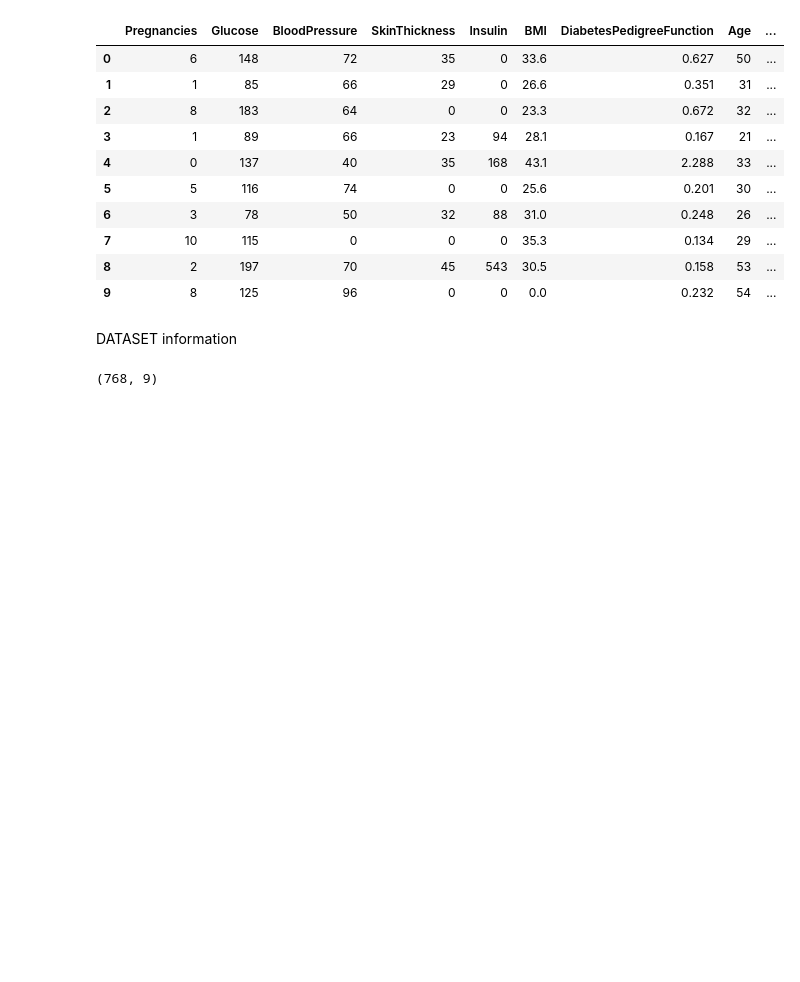
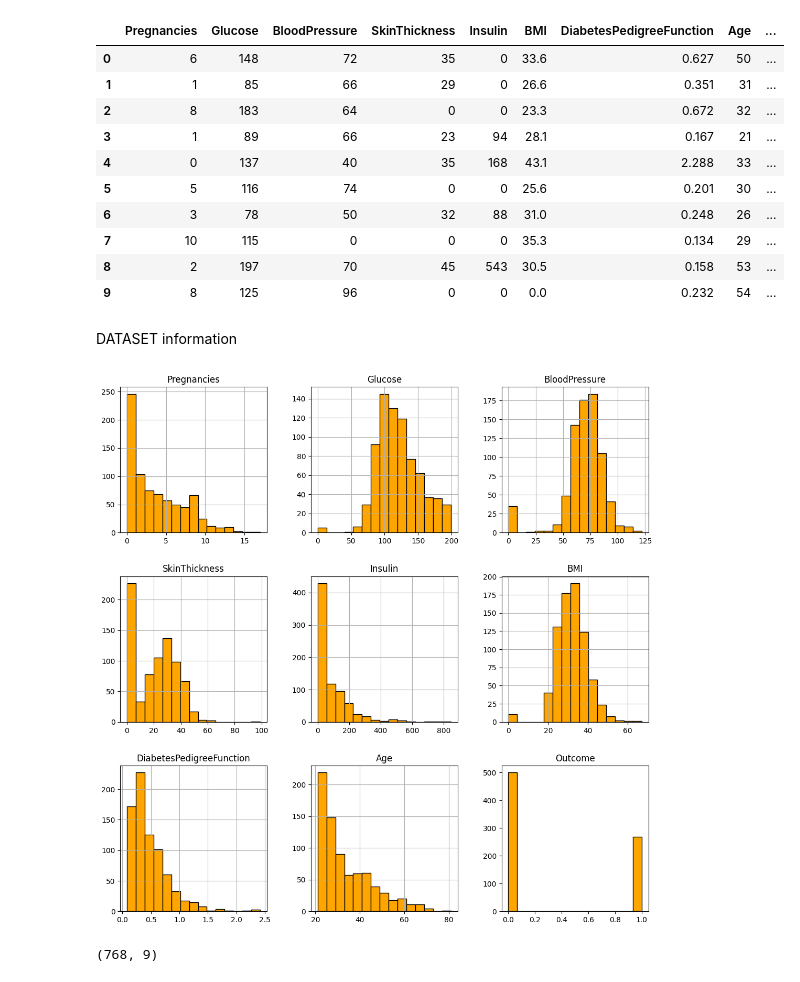
Before and after one commit to ssprasad-cyber/diabetics_prediction, a Jupyter notebook: diabetics_prediction_project.ipynb, the cells around one changed output. Cells and saved outputs as stored; diff of their text form; code cells hidden in the pictures; blank space fills up the shorter version.

```diff
--- a/diabetics_prediction_project.ipynb
+++ b/diabetics_prediction_project.ipynb
@@ -42,6 +42,12 @@ dataset.head(10)
 | 9 | 8 | 125 | 96 | 0 | 0 | 0.0 | 0.232 | 54 | ... |
 # %% [markdown]
 DATASET information
+# %%
+dataset.hist(figsize=(13,13),bins=15, color='orange', edgecolor='black')
+plt.grid(False)
+plt.show()
+# %% [output]
+[figure, added]
 # %%
 dataset.shape
 # %% [output]
```
Also changed, not shown: parts of 5 cells of this notebook.
